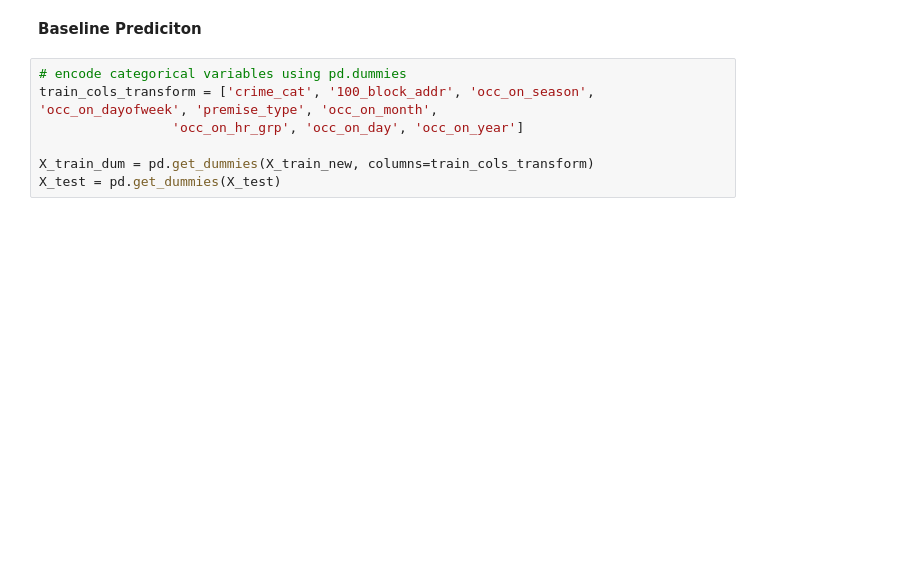
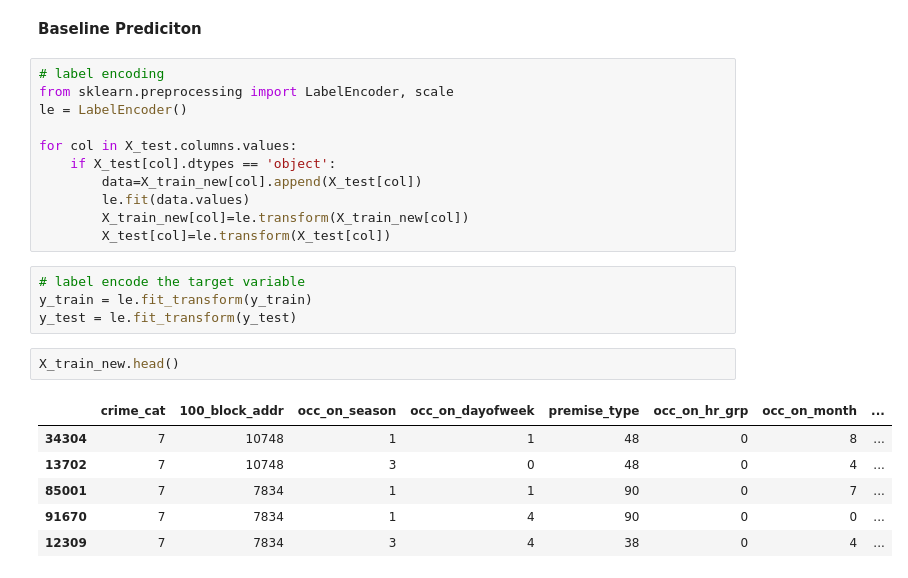
Before and after one commit to jpeterson28/DSCT_Capstone1, a Jupyter notebook: Code.ipynb, the cells around one changed output. Saved outputs shown, nothing was run; the diff lists cells and outputs as text; blank space fills up the shorter version.

```diff
--- a/Code.ipynb
+++ b/Code.ipynb
@@ -735,10 +736,27 @@ X_train_new.head()
 | 12309 | RAPE | 21XX N CENTRAL AVE | Winter | Thursday | FOJ - PREMISE UNKNOWN | A | Jan | ... |
 # %% [markdown]
 **Baseline Prediciton**
-# %%
-# encode categorical variables using pd.dummies
-train_cols_transform = ['crime_cat', '100_block_addr', 'occ_on_season', 'occ_on_dayofweek', 'premise_type', 'occ_on_month',
-                 'occ_on_hr_grp', 'occ_on_day', 'occ_on_year']
-
-X_train_dum = pd.get_dummies(X_train_new, columns=train_cols_transform)
-X_test = pd.get_dummies(X_test)
+# %%
+# label encoding
+from sklearn.preprocessing import LabelEncoder, scale
+le = LabelEncoder()
+
+for col in X_test.columns.values:
+    if X_test[col].dtypes == 'object':
+        data=X_train_new[col].append(X_test[col])
+        le.fit(data.values)
+        X_train_new[col]=le.transform(X_train_new[col])
+        X_test[col]=le.transform(X_test[col])
+# %%
+# label encode the target variable
+y_train = le.fit_transform(y_train)
+y_test = le.fit_transform(y_test)
+# %%
+X_train_new.head()
+# %% [output]
+|  | crime_cat | 100_block_addr | occ_on_season | occ_on_dayofweek | premise_type | occ_on_hr_grp | occ_on_month | ... |
+| 34304 | 7 | 10748 | 1 | 1 | 48 | 0 | 8 | ... |
+| 13702 | 7 | 10748 | 3 | 0 | 48 | 0 | 4 | ... |
+| 85001 | 7 | 7834 | 1 | 1 | 90 | 0 | 7 | ... |
+| 91670 | 7 | 7834 | 1 | 4 | 90 | 0 | 0 | ... |
+| 12309 | 7 | 7834 | 3 | 4 | 38 | 0 | 4 | ... |
```
Also changed, not shown: parts of 3 cells of this notebook.
